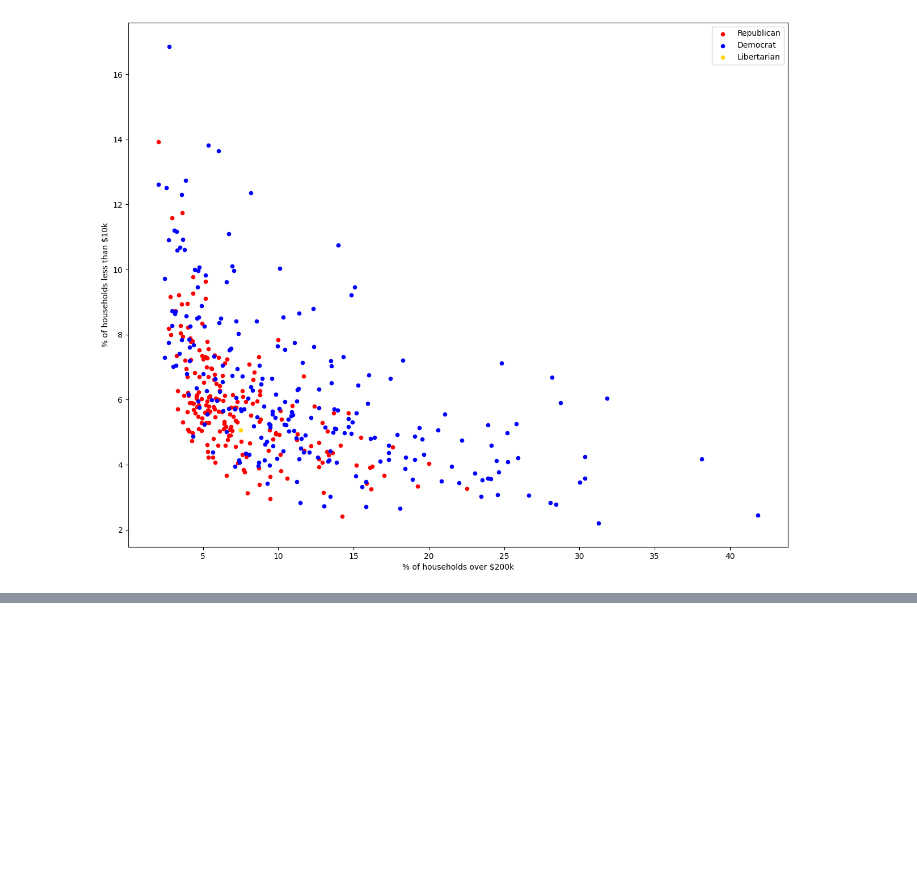
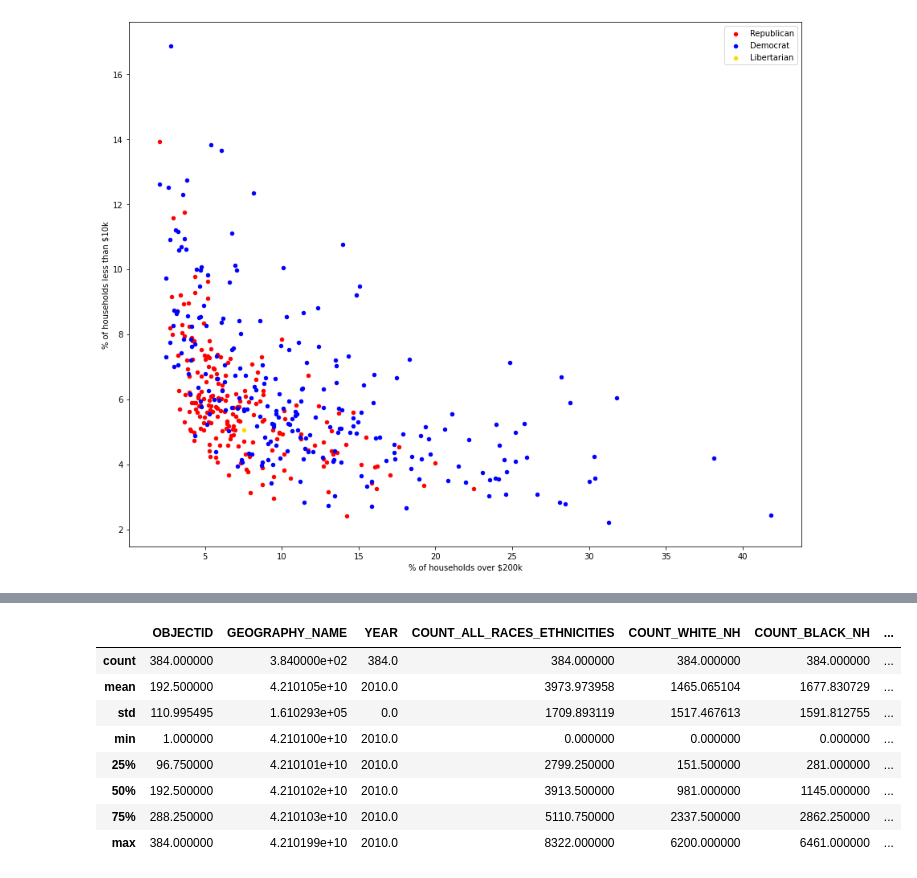
Before and after one commit to harrisonp1223/CongressionalAnalytics, a Jupyter notebook: Untitled.ipynb, the cells around one changed output, grey strips where cells are left out. Cells and saved outputs as stored; diff of their text form; code cells hidden in the pictures; blank space fills up the shorter version.

```diff
--- a/Untitled.ipynb
+++ b/Untitled.ipynb
@@ -164,0 +225,17 @@ merged_df.to_csv("congressional_district_with_parties.csv")
+# %%
+party_df = pd.read_csv("https://opendata.arcgis.com/api/v3/datasets/20332a074f0446b3b3190ba9d68b863e_0/downloads/data?format=csv&spatialRefId=4326")
+party_df.head(5)
+
+party_df.describe()
+#For follow up analysis of a democratic city we'll review the demographic and race statistics below. The predominat races in a democratic city of Philadelphia
+#are predominately white and black with trace amounts of asian and hispanic ethnicities.
+# %% [output]
+|  | OBJECTID | GEOGRAPHY_NAME | YEAR | COUNT_ALL_RACES_ETHNICITIES | COUNT_WHITE_NH | COUNT_BLACK_NH | ... |
+| count | 384.000000 | 3.840000e+02 | 384.0 | 384.000000 | 384.000000 | 384.000000 | ... |
+| mean | 192.500000 | 4.210105e+10 | 2010.0 | 3973.973958 | 1465.065104 | 1677.830729 | ... |
+| std | 110.995495 | 1.610293e+05 | 0.0 | 1709.893119 | 1517.467613 | 1591.812755 | ... |
+| min | 1.000000 | 4.210100e+10 | 2010.0 | 0.000000 | 0.000000 | 0.000000 | ... |
+| 25% | 96.750000 | 4.210101e+10 | 2010.0 | 2799.250000 | 151.500000 | 281.000000 | ... |
+| 50% | 192.500000 | 4.210102e+10 | 2010.0 | 3913.500000 | 981.000000 | 1145.000000 | ... |
+| 75% | 288.250000 | 4.210103e+10 | 2010.0 | 5110.750000 | 2337.500000 | 2862.250000 | ... |
+| max | 384.000000 | 4.210199e+10 | 2010.0 | 8322.000000 | 6200.000000 | 6461.000000 | ... |
```
Also changed, not shown: parts of 3 cells of this notebook.
